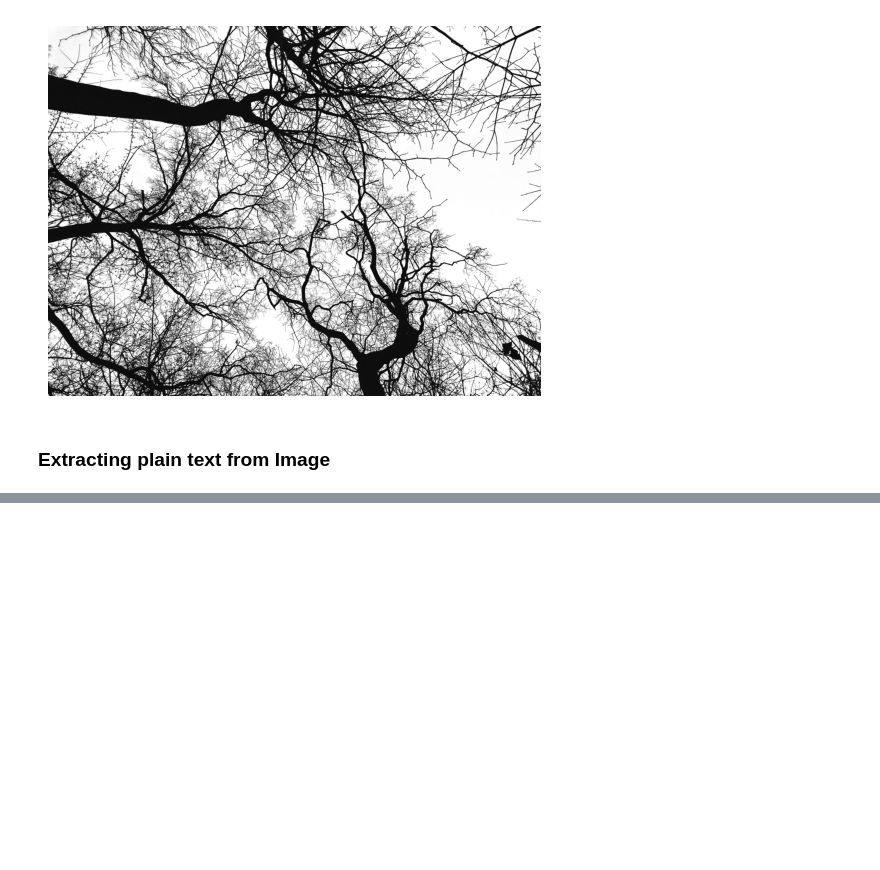
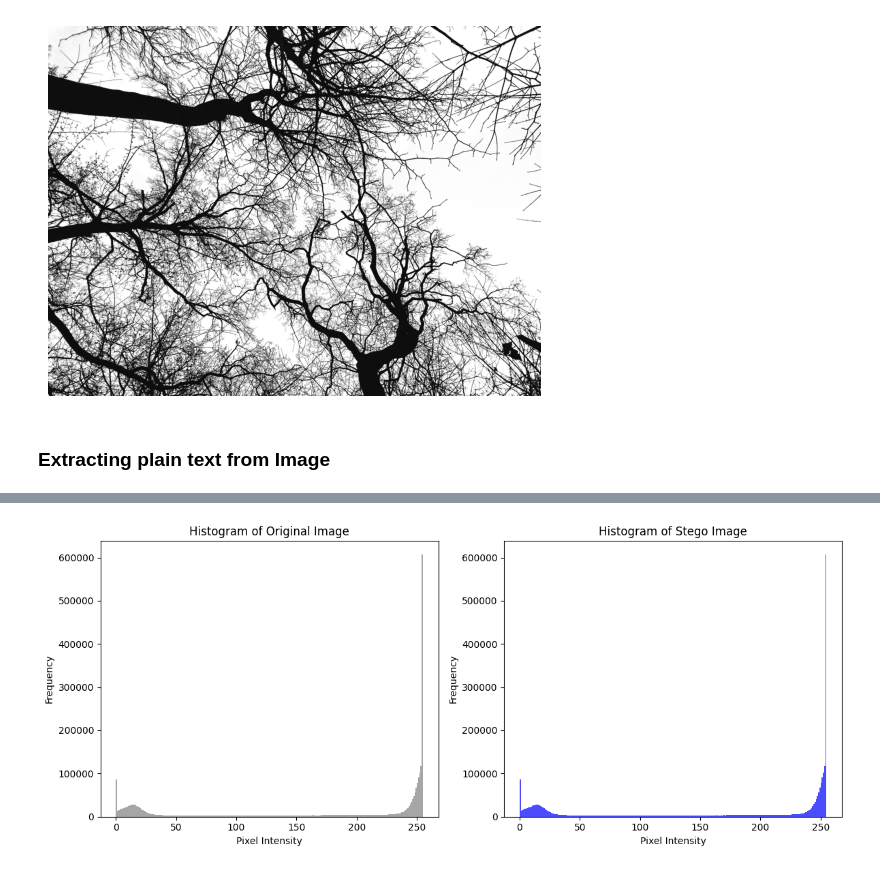
Before and after one commit to UtkarshTailor/Steganography, a Jupyter notebook: LSB/LSB.ipynb, the cells around one changed output, grey strips where cells are left out. Drawn from its saved outputs; the diff is of its cells as text; code cells hidden in the pictures; blank space fills up the shorter version.

Commit message:
Histogram for LSB

```diff
--- a/LSB/LSB.ipynb
+++ b/LSB/LSB.ipynb
@@ -139,0 +140,29 @@ MSE: 0.0000347222, PSNR: 92.7247 dB
+# %%
+
+# Load original and stego images
+original_img = Image.open("treeBW.png").convert("L")
+stego_img = Image.open("modifiedTree.png").convert("L")
+
+# Convert to NumPy arrays
+original_array = np.array(original_img)
+stego_array = np.array(stego_img)
+
+# Plotting histograms
+plt.figure(figsize=(12, 5))
+
+plt.subplot(1, 2, 1)
+plt.hist(original_array.flatten(), bins=256, color='gray', alpha=0.7)
+plt.title("Histogram of Original Image")
+plt.xlabel("Pixel Intensity")
+plt.ylabel("Frequency")
+
+plt.subplot(1, 2, 2)
+plt.hist(stego_array.flatten(), bins=256, color='blue', alpha=0.7)
+plt.title("Histogram of Stego Image")
+plt.xlabel("Pixel Intensity")
+plt.ylabel("Frequency")
+
+plt.tight_layout()
+plt.show()
+# %% [output]
+[figure, added]
```
Also changed, not shown: parts of 3 cells of this notebook.
